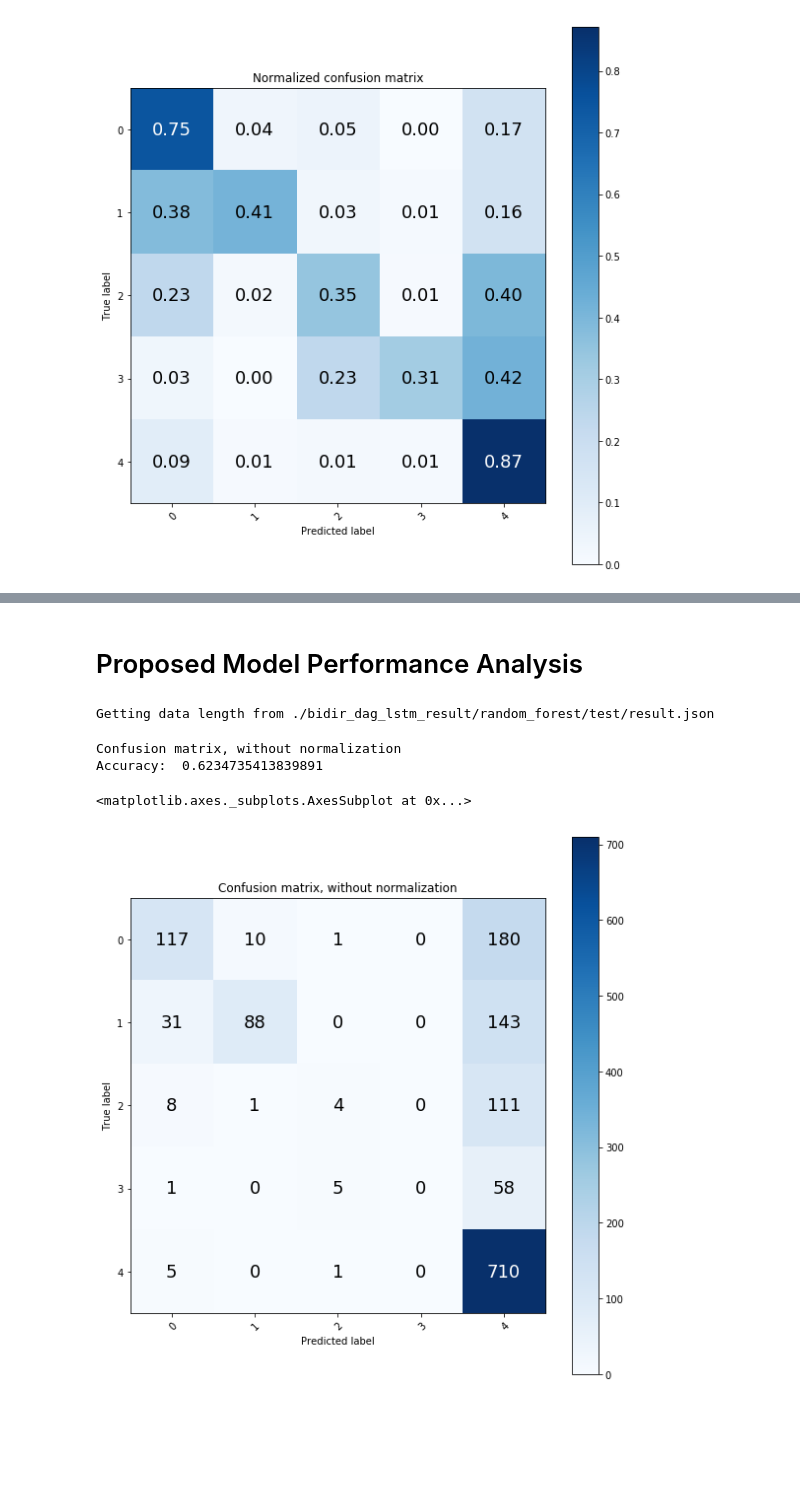
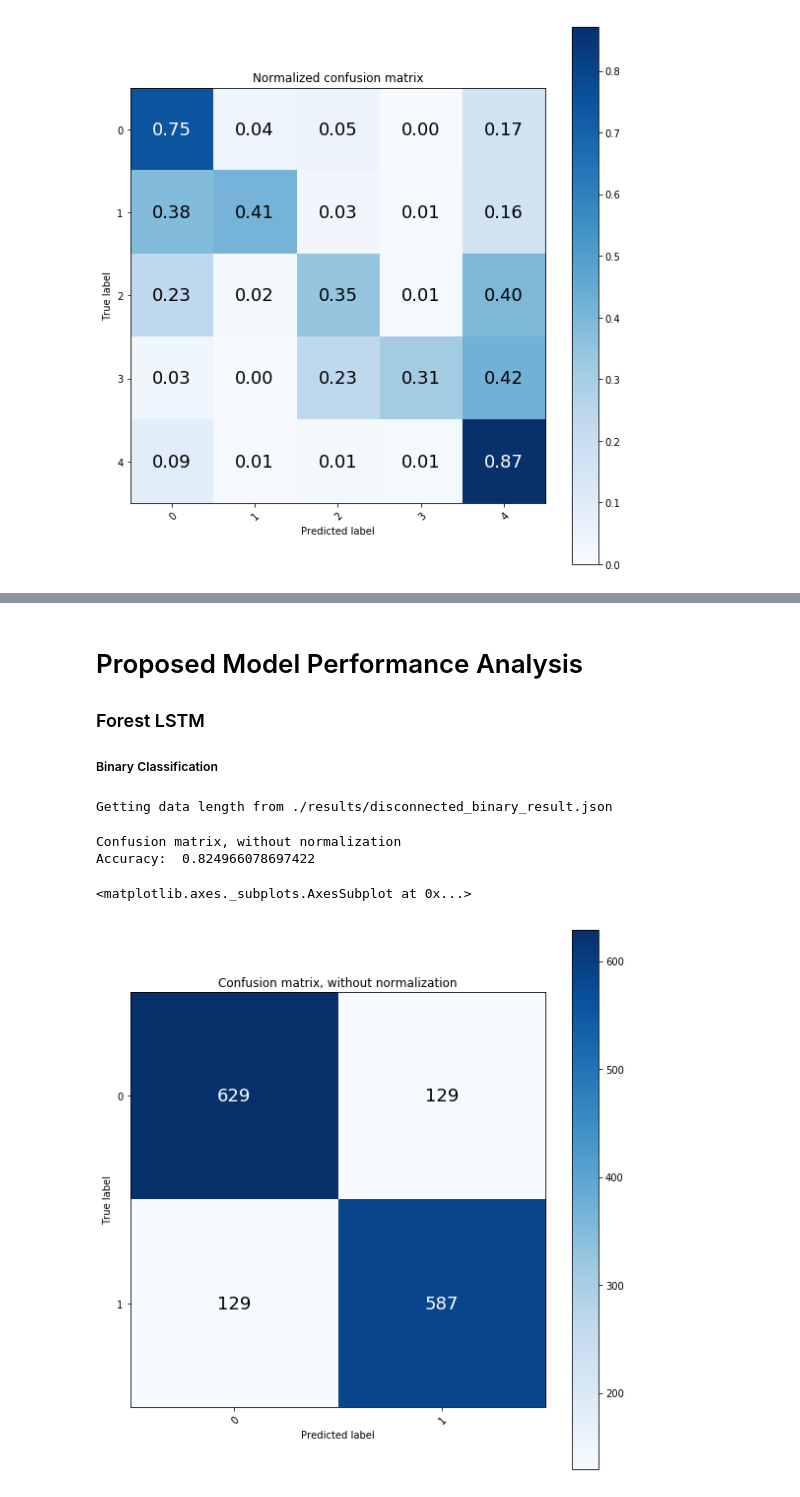
Before and after one commit to jk6033/capstone_project, a Jupyter notebook: result_visualization.ipynb, the cells around one changed output, grey strips where cells are left out. Drawn from its saved outputs; the diff is of its cells as text; code cells hidden in the pictures; blank space fills up the shorter version.

```diff
--- a/result_visualization.ipynb
+++ b/result_visualization.ipynb
@@ -177,15 +159,17 @@ tsne_scatter(np.asarray(multi_tsne), np.asarray(multi_answer))
 # %% [markdown]
 # Proposed Model Performance Analysis
+### Forest LSTM
+##### Binary Classification
-# %%
-rf_answer, rf_output, rf_tsne = load_data("randomforest")
-# %% [output]
-Getting data length from ./bidir_dag_lstm_result/random_forest/test/result.json
-# %%
-rf_label = np.asarray([0, 1, 2, 3, 4])
-plot_confusion_matrix(rf_answer, rf_output, classes=rf_label, normalize=False)
-# %% [output]
-Confusion matrix, without normalization
-Accuracy:  0.6234735413839891
-<matplotlib.axes._subplots.AxesSubplot at 0x...>
-[figure, removed]
+# %%
+path = PATH[2]
+binary_answer, binary_output = load_data(path)
+# %% [output]
+Getting data length from ./results/disconnected_binary_result.json
+# %%
+plot_confusion_matrix(binary_answer, binary_output, classes=binary_label, normalize=False)
+# %% [output]
+Confusion matrix, without normalization
+Accuracy:  0.824966078697422
+<matplotlib.axes._subplots.AxesSubplot at 0x...>
+[figure, added]
 # %%
```
Also changed, not shown: parts of 27 cells of this notebook.
